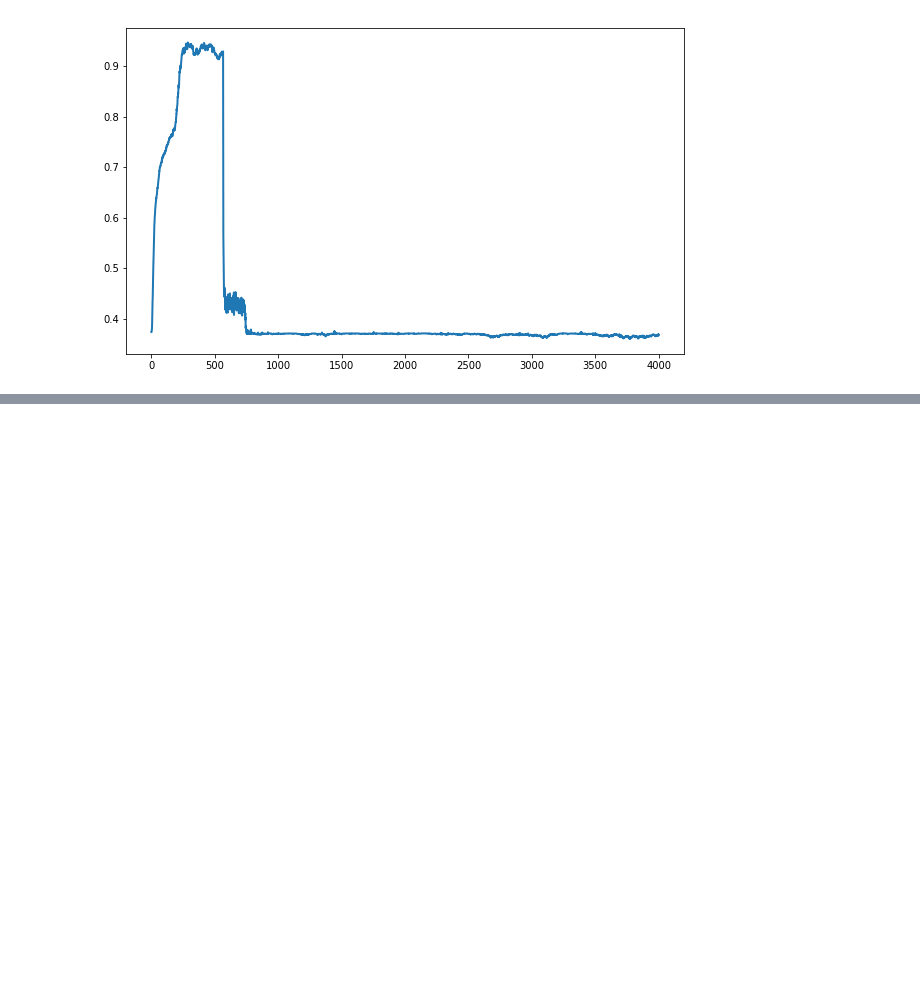
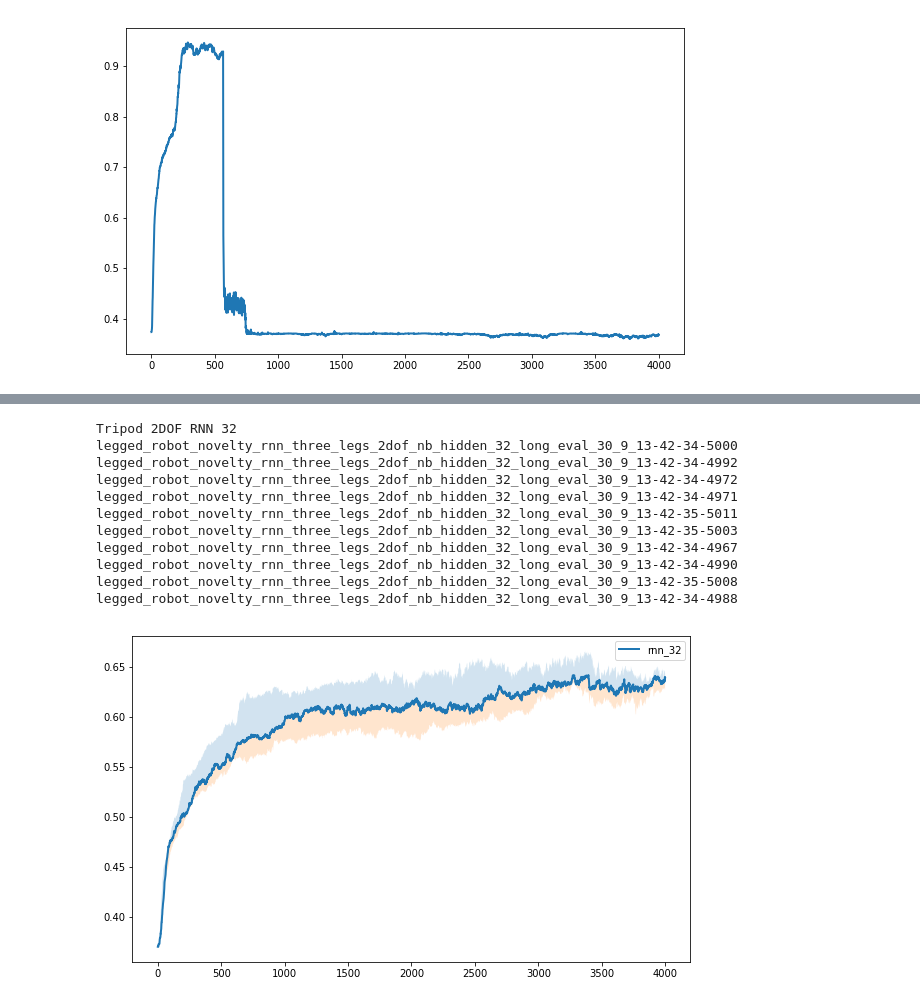
Before and after one commit to LeniLeGoff/novelty_neat, a Jupyter notebook: scripts/legged_robot.ipynb, the cells around one changed output, grey strips where cells are left out. Cells and saved outputs as stored; diff of their text form; code cells hidden in the pictures; blank space fills up the shorter version.

```diff
--- a/scripts/legged_robot.ipynb
+++ b/scripts/legged_robot.ipynb
@@ -491,0 +534,21 @@ for folder in os.listdir(neat_32_fld) :
+# %%
+rnn_32_32 = "/home/leni/sferes_log/legged_robot_exp/rnn_32_32/"
+# %%
+print("Tripod 2DOF RNN 32")
+fig, ax1 = plt.subplots(1,sharex=True,figsize=(10,6))
+plot_data_from(rnn_32_32,3,"rnn",10,4001,"rnn_32",ax1)
+plt.legend()
+plt.show()
+# %% [output]
+Tripod 2DOF RNN 32
+legged_robot_novelty_rnn_three_legs_2dof_nb_hidden_32_long_eval_30_9_13-42-34-5000
+legged_robot_novelty_rnn_three_legs_2dof_nb_hidden_32_long_eval_30_9_13-42-34-4992
+legged_robot_novelty_rnn_three_legs_2dof_nb_hidden_32_long_eval_30_9_13-42-34-4972
+legged_robot_novelty_rnn_three_legs_2dof_nb_hidden_32_long_eval_30_9_13-42-34-4971
+legged_robot_novelty_rnn_three_legs_2dof_nb_hidden_32_long_eval_30_9_13-42-35-5011
+legged_robot_novelty_rnn_three_legs_2dof_nb_hidden_32_long_eval_30_9_13-42-35-5003
+legged_robot_novelty_rnn_three_legs_2dof_nb_hidden_32_long_eval_30_9_13-42-34-4967
+legged_robot_novelty_rnn_three_legs_2dof_nb_hidden_32_long_eval_30_9_13-42-34-4990
+legged_robot_novelty_rnn_three_legs_2dof_nb_hidden_32_long_eval_30_9_13-42-35-5008
+legged_robot_novelty_rnn_three_legs_2dof_nb_hidden_32_long_eval_30_9_13-42-34-4988
+[figure, added]
```
Also changed, not shown: parts of 24 cells of this notebook, 3 other files.
